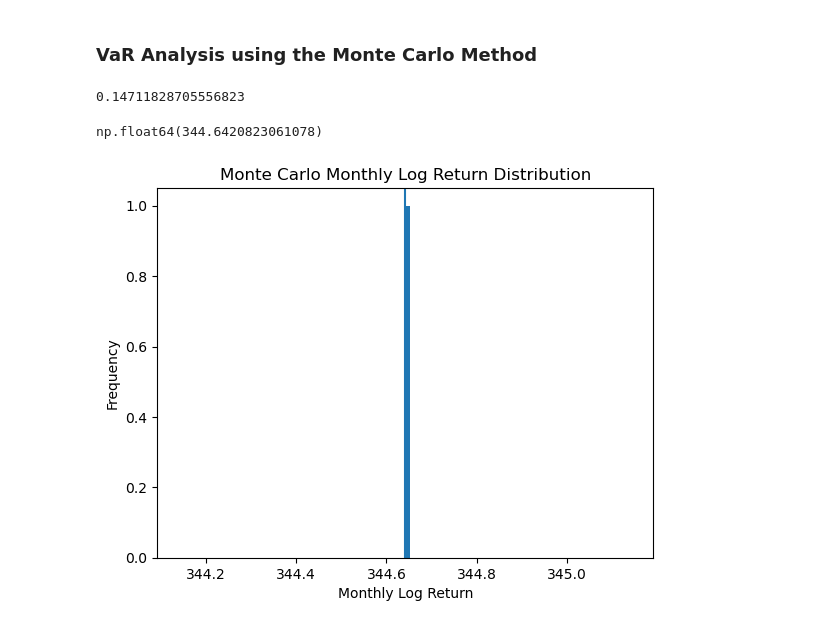
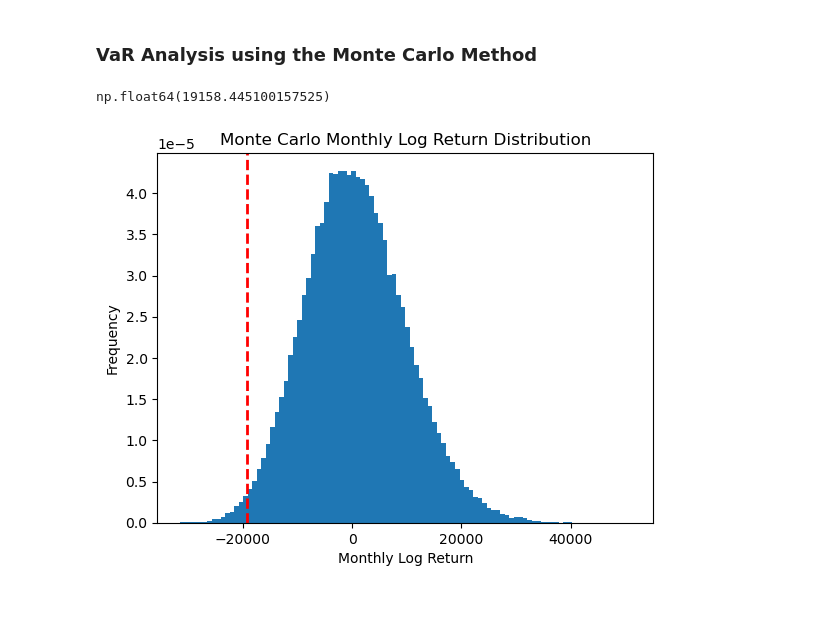
Before and after one commit to auppal1/TTWO-Stock-analysis, a Jupyter notebook: TTWO_analysis.ipynb, the cells around one changed output. Drawn from its saved outputs; the diff is of its cells as text; code cells hidden in the pictures.

Commit message:
Fixed MC VaR analysis to conclude TTWO stock appraisal

```diff
--- a/TTWO_analysis.ipynb
+++ b/TTWO_analysis.ipynb
@@ -185,26 +181,24 @@ simulated_daily = np.random.normal(
     size=(n_runs, trading_days)
 )
 
-simulated_monthly = simulated_daily.sum()
+simulated_monthly = simulated_daily.sum(axis=1)
-# %%
-returns = log_daily_returns['TTWO'].dropna()
-
-returns.describe()
-returns.abs().max()
-# %% [output]
-0.14711828705556823
+# %%
+initial_value = 100000
+
+portfolio_values = initial_value *np.exp(simulated_monthly)
+pnl = portfolio_values - initial_value
 # %%
-VaR_mc = np.percentile(simulated_monthly, (1-c_interval)*100)
+VaR_mc = -np.percentile(pnl, (1-c_interval)*100)
 VaR_mc
 # %% [output]
-np.float64(344.6420823061078)
+np.float64(19158.445100157525)
 # %%
 plt.figure()
-plt.hist(simulated_monthly, bins=100)
-plt.axvline(VaR_mc)
+plt.hist(pnl, bins=100,density=True)
+plt.axvline(-VaR_mc, color='r', linestyle='dashed', linewidth=2, label='99% VaR')
 plt.title("Monte Carlo Monthly Log Return Distribution")
 plt.xlabel("Monthly Log Return")
 plt.ylabel("Frequency")
 plt.show()
 # %% [output]
-[figure, old version]
+[figure, new version]
```
Also changed, not shown: parts of 2 cells of this notebook.
